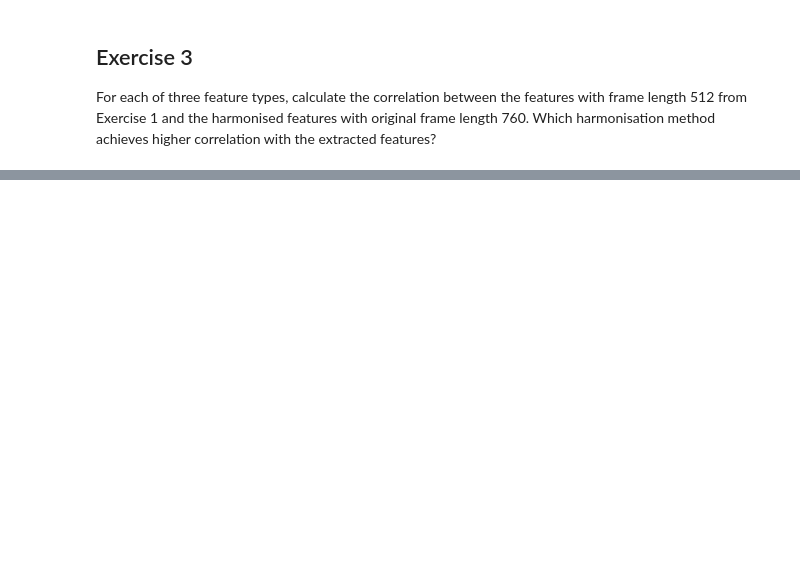
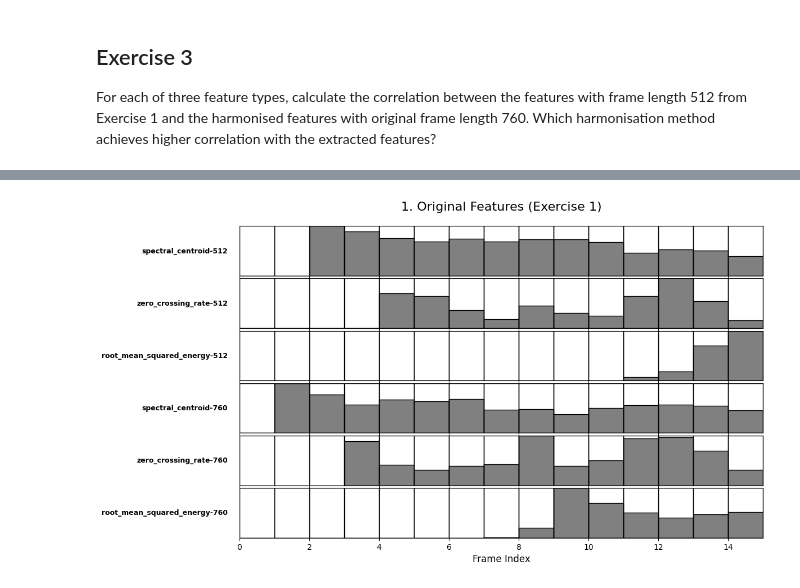
Before and after one commit to martijuanola/RWTH-AIiM, a Jupyter notebook: exercices/e4/e4-main.ipynb, the cells around one changed output, grey strips where cells are left out. Cells and saved outputs as stored; diff of their text form; code cells hidden in the pictures; blank space fills up the shorter version.

```diff
--- a/exercices/e4/e4-main.ipynb
+++ b/exercices/e4/e4-main.ipynb
@@ -252,0 +344,94 @@ root_mean_squared_energy-512                      1.000000
+# %%
+
+import matplotlib.patches as patches
+
+
+def plot_feature_grid(df, title, n_frames=15):
+    """
+    Visualisiert die Features eines DataFrames als Block-Raster.
+    """
+    # Falls der DataFrame leer ist oder nicht existiert, abbrechen
+    if df is None or df.empty:
+        print(f"Skipping {title}: DataFrame is empty or None.")
+        return
+
+    feature_names = df.columns.tolist()
+
+    # Nur die ersten n_frames betrachten
+    subset = df.iloc[:n_frames].copy()
+
+    # Normalisierung (Min-Max) pro Feature, damit alle in 0-1 passen
+    # (Verhindert, dass Spectral Centroid die Skala sprengt)
+    subset_norm = (subset - subset.min()) / (subset.max() - subset.min())
+
+    # In Matrix umwandeln für Plotting (Zeilen = Features)
+    data_matrix = subset_norm.T.values
+
+    # Plot initialisieren
+    # Höhe dynamisch anpassen je nach Anzahl der Features
+    fig, axes = plt.subplots(nrows=len(feature_names), ncols=1, sharex=True, figsize=(12, len(feature_names) * 1.2))
+    plt.subplots_adjust(hspace=0.05) # Kein Abstand zwischen den Zeilen
+
+    x = np.arange(n_frames)
+
+    for i, ax in enumerate(axes):
+        vals = data_matrix[i]
+        col_name = feature_names[i]
+
+        # 1. Graue Balken zeichnen (valid_mask filtert NaNs für den bar-plot)
+        valid_mask = ~np.isnan(vals)
+        ax.bar(x[valid_mask], vals[valid_mask], width=1.0, align='edge', color='#808080', edgecolor='black', linewidth=1)
+
+        # 2. Gitter-Rahmen über ALLES zeichnen (auch über leere/NaN Stellen)
+        for step in x:
+            # Rechteck von (step, 0) mit Breite 1 und Höhe 1
+            rect = patches.Rectangle((step, 0), 1, 1, linewidth=1, edgecolor='black', facecolor='none')
+            ax.add_patch(rect)
+
+        # 3. Beschriftung und Achsen
+        # Name linksbündig an die Achse
+        ax.set_ylabel(col_name, rotation=0, labelpad=15, va='center', ha='right', fontsize=9, fontweight='bold')
+
+        ax.set_yticks([]) # Keine Y-Werte anzeigen (da normalisiert)
+        ax.set_ylim(0, 1)
+        ax.set_xlim(0, n_frames)
+
+        # Titel nur über dem ersten Subplot
+        if i == 0:
+            ax.set_title(title, fontsize=16, pad=20)
+
+        # 4. NaN explizit markieren
+        if np.isnan(vals).any():
+             for j, v in enumerate(vals):
+                 if np.isnan(v):
+                     # "NaN" Text in das leere Kästchen schreiben
+                     ax.text(j + 0.5, 0.5, 'NaN', ha='center', va='center', fontsize=8, color='red', fontweight='bold')
+
+    plt.xlabel("Frame Index", fontsize=12)
+    plt.show()
+
+# ==========================================
+# AUSFÜHRUNG DER VISUALISIERUNGEN
+# ==========================================
+
+# 1. Original Features (Aufgabe 1)
+if 'features_df' in locals():
+    print("Plotting Exercise 1: Original Features...")
+    plot_feature_grid(features_df, "1. Original Features (Exercise 1)", n_frames=15)
+else:
+    print("features_df nicht gefunden.")
+
+# 2. Harmonisierte Matrix 1 - Selection (Aufgabe 2.1)
+if 'hm1_df' in locals():
+    print("\nPlotting Exercise 2.1: Harmonized (Selection)...")
+    plot_feature_grid(hm1_df, "2. Harmonized Matrix (Selection Method)", n_frames=15)
+else:
+    print("hm1_df nicht gefunden.")
+
+# 3. Harmonisierte Matrix 2 - Average (Aufgabe 2.2)
+if 'hm2_df' in locals():
+    print("\nPlotting Exercise 2.2: Harmonized (Average)...")
+    plot_feature_grid(hm2_df, "3. Harmonized Matrix (Average Method)", n_frames=15)
+else:
+    print("hm2_df nicht gefunden.")
+# %% [output]
@@ -252,0 +439 @@ root_mean_squared_energy-512                      1.000000
+[figure, added]
```
Also changed, not shown: parts of 6 cells of this notebook.
